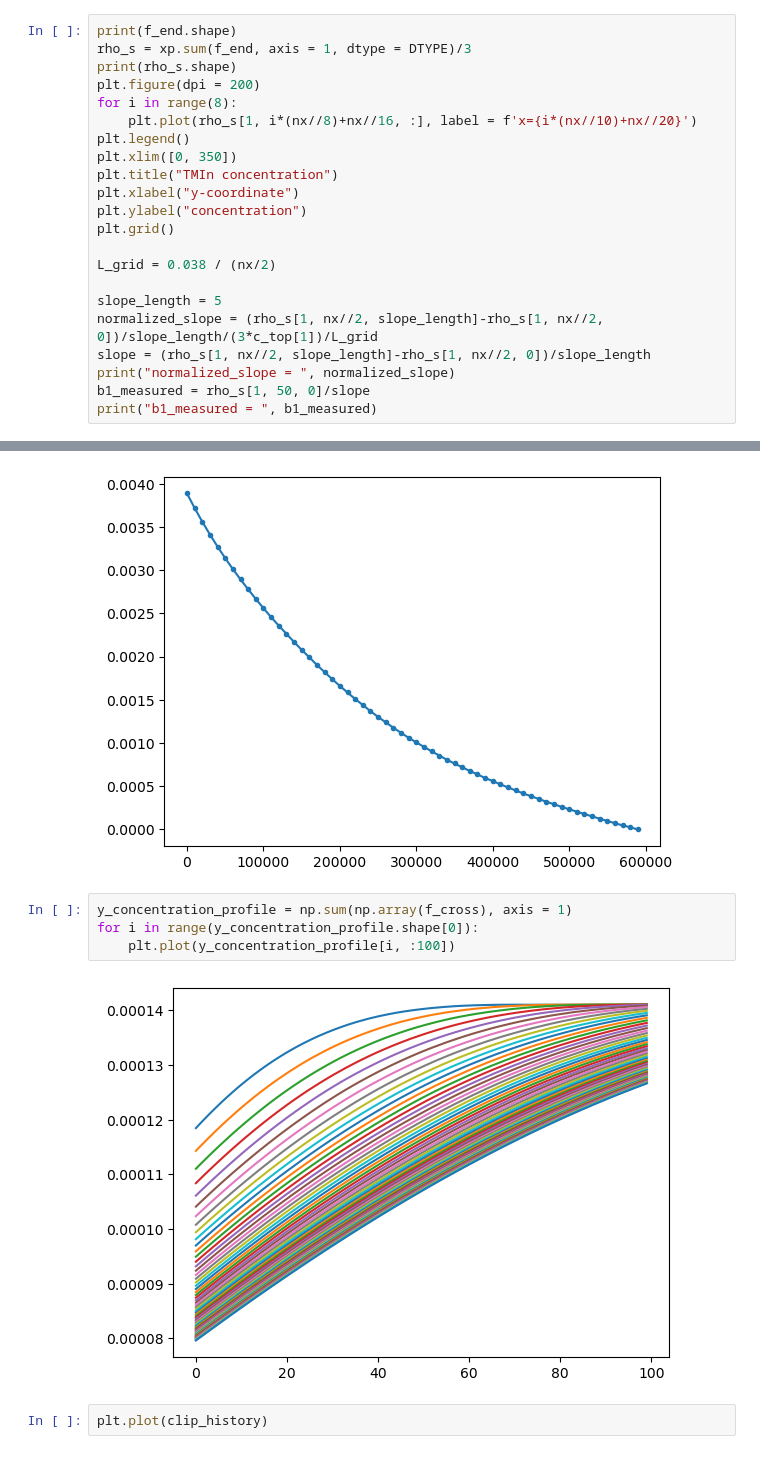
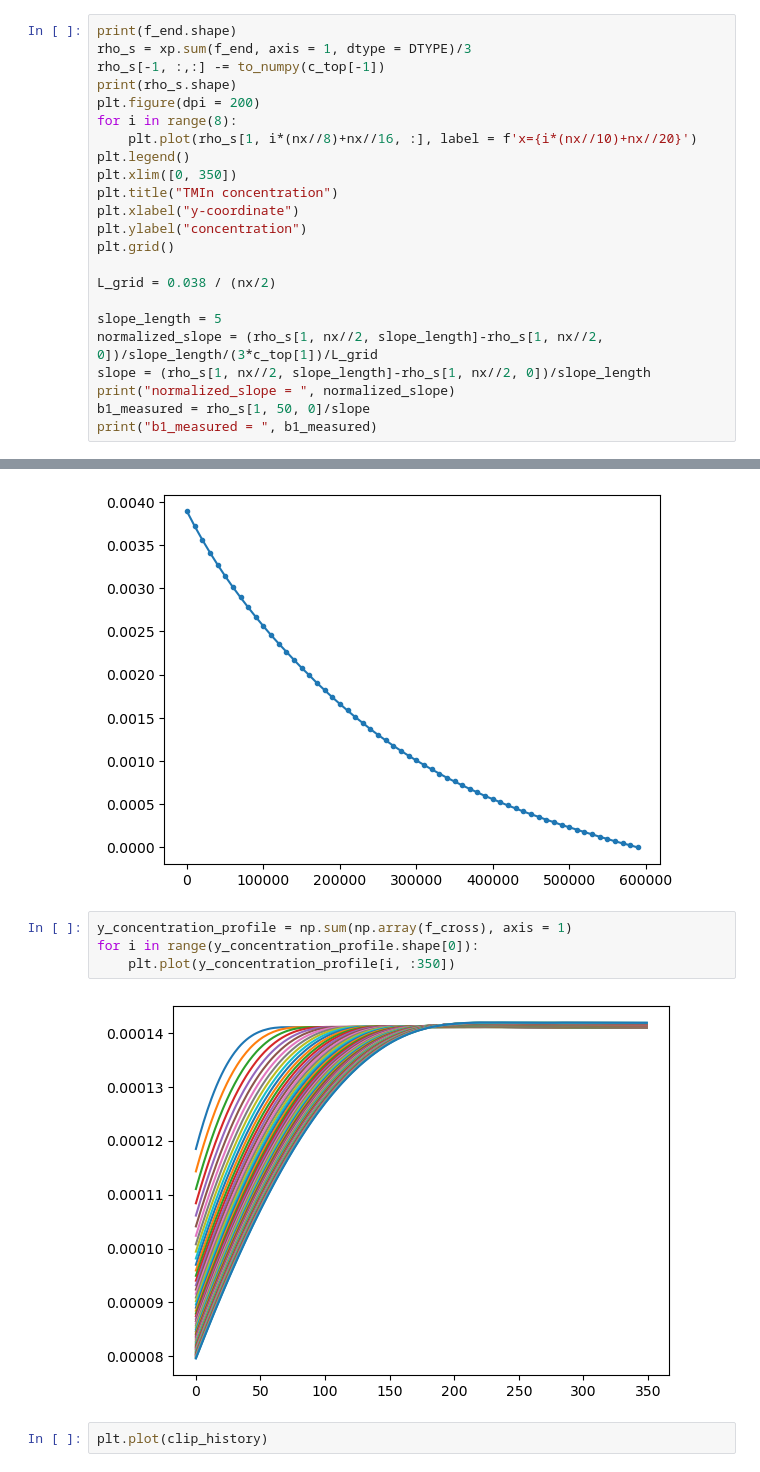
Before and after one commit to yuchenyan0107/LBM_Diffusion, a Jupyter notebook: 2D_LBM_MS/thick_absorption_4_species.ipynb, the cells around one changed output, grey strips where cells are left out. Drawn from its saved outputs; the diff is of its cells as text.

```diff
--- a/2D_LBM_MS/thick_absorption_4_species.ipynb
+++ b/2D_LBM_MS/thick_absorption_4_species.ipynb
@@ -152,6 +152,7 @@ np.save("f_simulation_tube_flow_100", f_end)
 # %%
 print(f_end.shape)
 rho_s = xp.sum(f_end, axis = 1, dtype = DTYPE)/3
+rho_s[-1, :,:] -= to_numpy(c_top[-1])
 print(rho_s.shape)
 plt.figure(dpi = 200)
 for i in range(8):
@@ -225,9 +226,9 @@ plt.plot(np.arange(len(err))*profile_interval, err[::-1], marker = ".")
 # %%
 y_concentration_profile = np.sum(np.array(f_cross), axis = 1)
 for i in range(y_concentration_profile.shape[0]):
-    plt.plot(y_concentration_profile[i, :100])
+    plt.plot(y_concentration_profile[i, :350])
 # %% [output]
-[figure, old version]
+[figure, new version]
 # %%
 plt.plot(clip_history)
 # %% [output]
```
Also changed, not shown: 7 other files.
